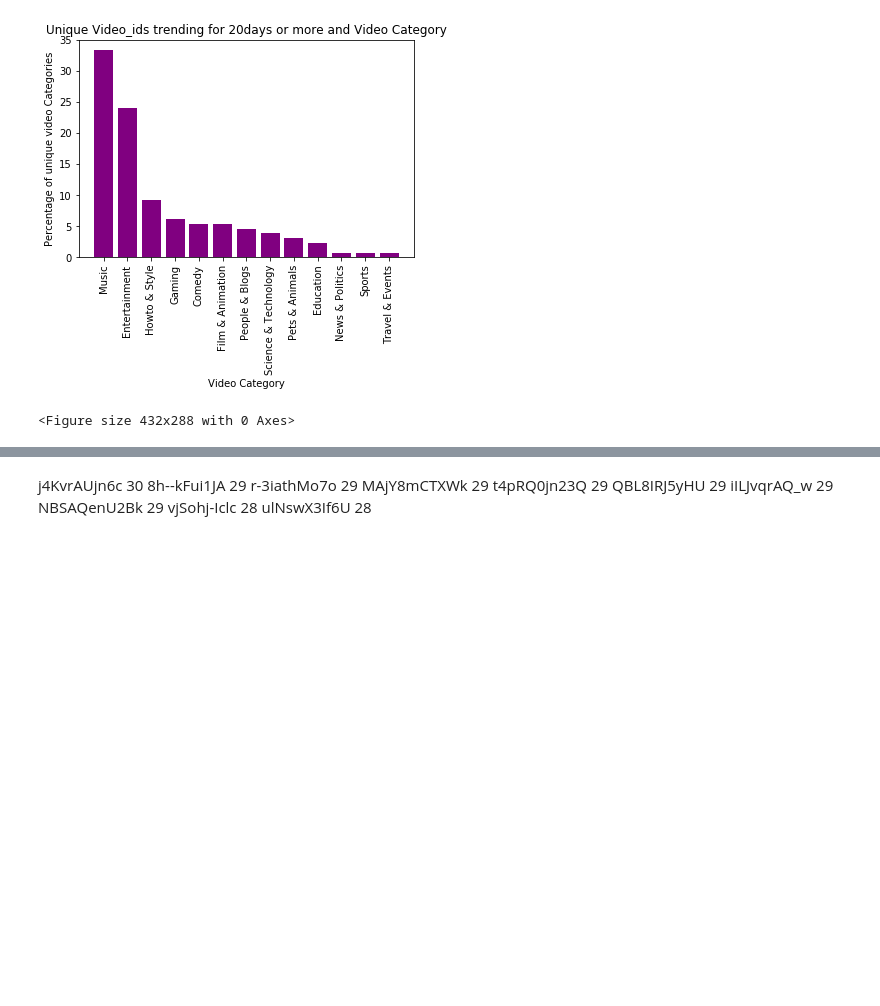
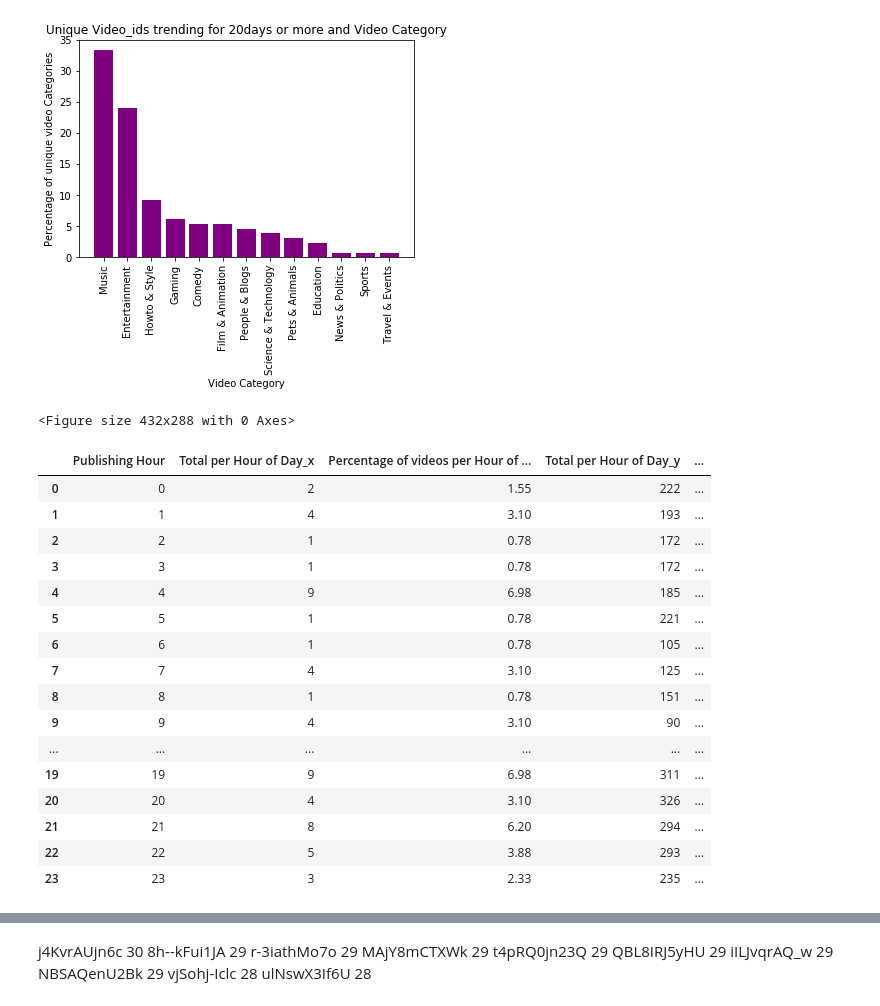
Before and after one commit to kimco2/project_1_misison_youtube, a Jupyter notebook: US_youtube_release_time_day.ipynb, the cells around one changed output, grey strips where cells are left out. Saved outputs shown, nothing was run; the diff lists cells and outputs as text; code cells hidden in the pictures; blank space fills up the shorter version.

```diff
--- a/US_youtube_release_time_day.ipynb
+++ b/US_youtube_release_time_day.ipynb
@@ -604,3 +604,24 @@ plt.savefig("ImagesObj3/Fig10Category.png", dpi=100)
 # plt.title("Top 20 Video_ids and Publish Time")
 # plt.gcf
 # plt.show()
+# %%
+publish_time_day_df = pd.merge(sorted_time_count_20_more_days_trending_df,sorted_time_count_df, how = "inner",on=["Publishing Hour"])
+publish_time_day_df.round({'Percentage of videos per Hour of the Day_x':2,'Percentage of videos per Hour of the Day_y':2 })
+# %% [output]
+|  | Publishing Hour | Total per Hour of Day_x | Percentage of videos per Hour of ... | Total per Hour of Day_y | ... |
+| 0 | 0 | 2 | 1.55 | 222 | ... |
+| 1 | 1 | 4 | 3.10 | 193 | ... |
+| 2 | 2 | 1 | 0.78 | 172 | ... |
+| 3 | 3 | 1 | 0.78 | 172 | ... |
+| 4 | 4 | 9 | 6.98 | 185 | ... |
+| 5 | 5 | 1 | 0.78 | 221 | ... |
+| 6 | 6 | 1 | 0.78 | 105 | ... |
+| 7 | 7 | 4 | 3.10 | 125 | ... |
+| 8 | 8 | 1 | 0.78 | 151 | ... |
+| 9 | 9 | 4 | 3.10 | 90 | ... |
+| ... | ... | ... | ... | ... | ... |
+| 19 | 19 | 9 | 6.98 | 311 | ... |
+| 20 | 20 | 4 | 3.10 | 326 | ... |
+| 21 | 21 | 8 | 6.20 | 294 | ... |
+| 22 | 22 | 5 | 3.88 | 293 | ... |
+| 23 | 23 | 3 | 2.33 | 235 | ... |
```
Also changed, not shown: parts of 30 cells of this notebook, 1 other file.
